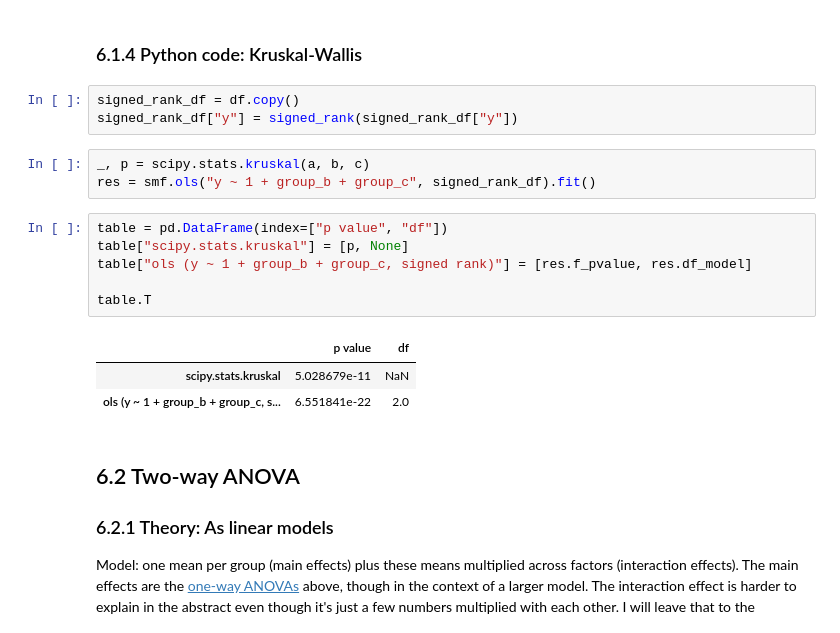
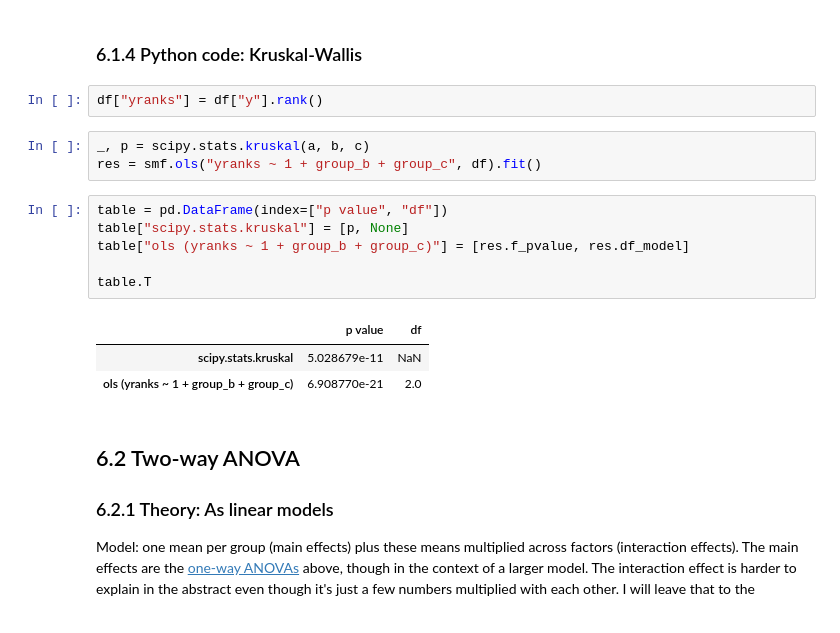
Before and after one commit to eigenfoo/tests-as-linear, a Jupyter notebook: tests-as-linear.ipynb, the cells around one changed output. Cells and saved outputs as stored; diff of their text form.

```diff
--- a/tests-as-linear.ipynb
+++ b/tests-as-linear.ipynb
@@ -462,22 +463,21 @@ table.T
 Note that [`sm.stats.anova_lm`](https://www.statsmodels.org/stable/generated/statsmodels.stats.anova.anova_lm.html) gives you a pretty ANOVA table with relevant statistics, if you give it the fitted `res` object. By default it computes type-I sum of squares, which is widely discouraged. There is a BIG polarized debate about whether to use type-II (by passing `typ=2`) or type-III sum of squares (`typ=3`), but let's skip that for now.
 # %% [markdown]
 ### 6.1.4 Python code: Kruskal-Wallis
-# %%
-signed_rank_df = df.copy()
-signed_rank_df["y"] = signed_rank(signed_rank_df["y"])
+# %%
+df["yranks"] = df["y"].rank()
 # %%
 _, p = scipy.stats.kruskal(a, b, c)
-res = smf.ols("y ~ 1 + group_b + group_c", signed_rank_df).fit()
+res = smf.ols("yranks ~ 1 + group_b + group_c", df).fit()
 # %%
 table = pd.DataFrame(index=["p value", "df"])
 table["scipy.stats.kruskal"] = [p, None]
-table["ols (y ~ 1 + group_b + group_c, signed rank)"] = [res.f_pvalue, res.df_model]
+table["ols (yranks ~ 1 + group_b + group_c)"] = [res.f_pvalue, res.df_model]
 
 table.T
 # %% [output]
 |  | p value | df |
 | scipy.stats.kruskal | 5.028679e-11 | NaN |
-| ols (y ~ 1 + group_b + group_c, s... | 6.551841e-22 | 2.0 |
+| ols (yranks ~ 1 + group_b + group_c) | 6.908770e-21 | 2.0 |
 # %% [markdown]
 ## 6.2 Two-way ANOVA
 
```
Also changed, not shown: parts of 6 cells of this notebook.
